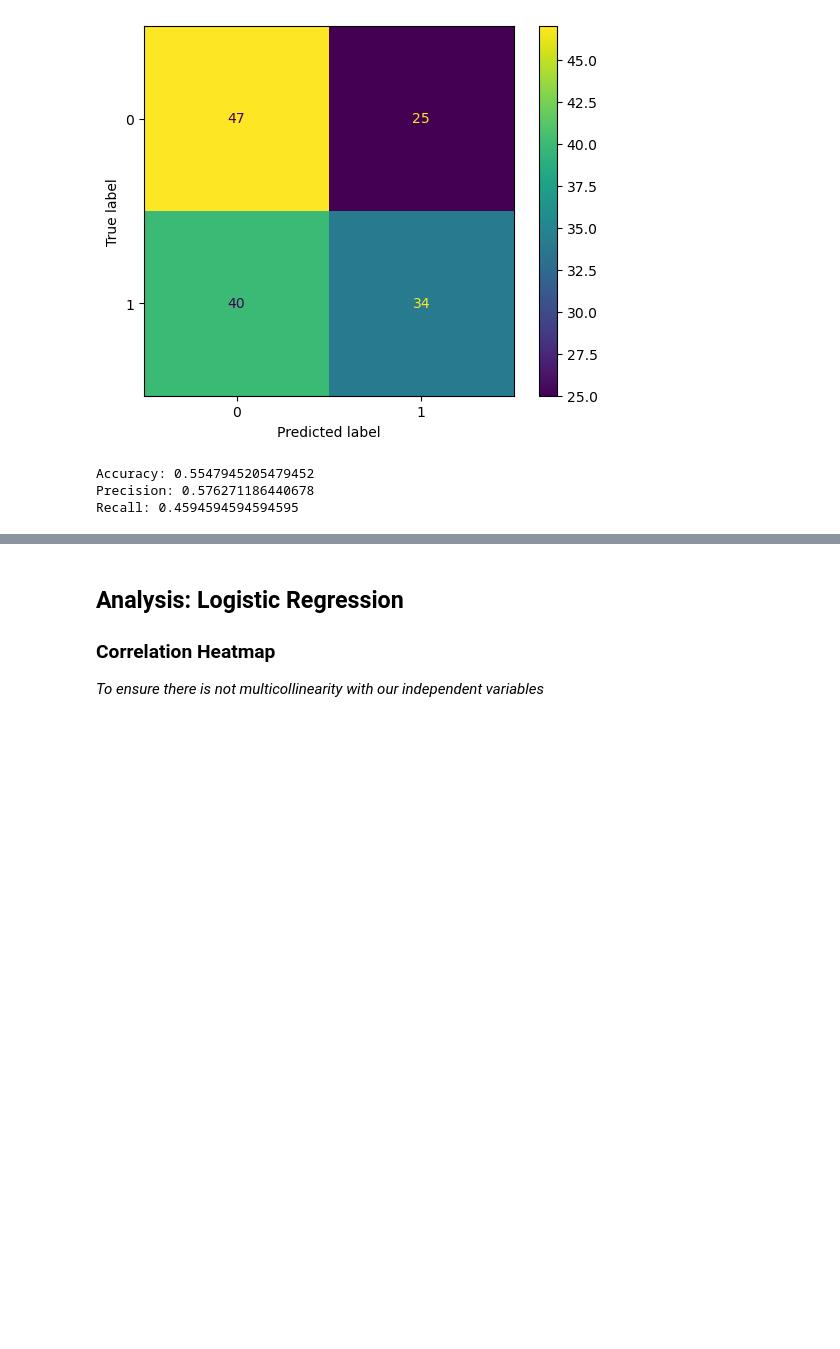
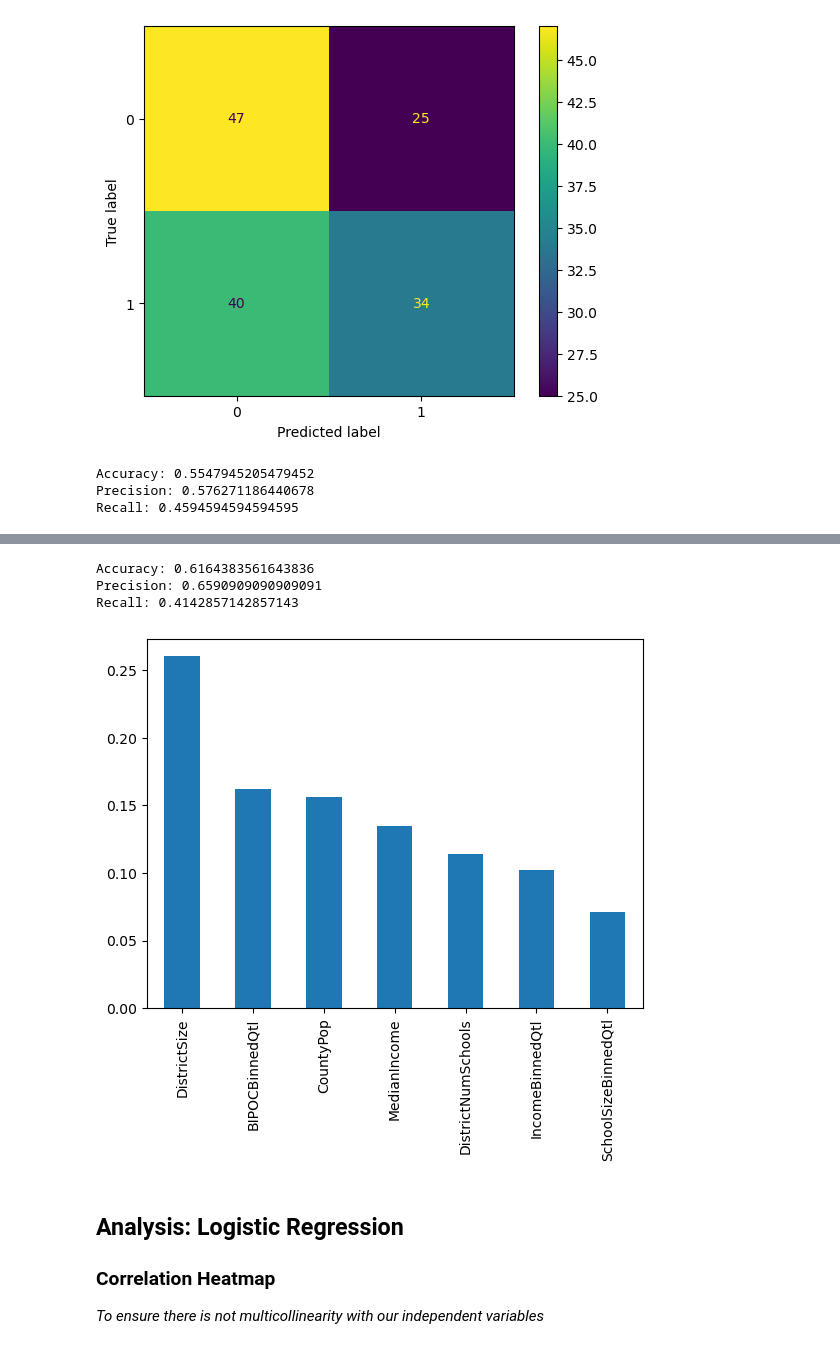
Before and after one commit to brinkbrink/WA_CS_v2, a Jupyter notebook: SchoolAnalysis.ipynb, the cells around one changed output, grey strips where cells are left out. Drawn from its saved outputs; the diff is of its cells as text; code cells hidden in the pictures; blank space fills up the shorter version.

```diff
--- a/SchoolAnalysis.ipynb
+++ b/SchoolAnalysis.ipynb
@@ -613,3 +529,23 @@ Recall: 0.4142857142857143
+# %%
+accuracy_rf5 = accuracy_score(y_test_rf5, y_pred_rf5)
+precision_rf5 = precision_score(y_test_rf5, y_pred_rf5)
+recall_rf5 = recall_score(y_test_rf5, y_pred_rf5)
+
+print("Accuracy:", accuracy_rf5)
+print("Precision:", precision_rf5)
+print("Recall:", recall_rf5)
+# %% [output]
+Accuracy: 0.6164383561643836
+Precision: 0.6590909090909091
+Recall: 0.4142857142857143
+# %%
+# Create a series containing feature importances from the model and feature names from the training data
+feature_importances_tree5 = pd.Series(best_rf_rf5.feature_importances_, index=X_train_rf5.columns).sort_values(ascending=False)
+
+# Plot a simple bar chart
+feature_importances_tree5.plot.bar();
+# %% [output]
+[figure, added]
 # %% [markdown]
 ## Analysis: Logistic Regression
 ### Correlation Heatmap
```
Also changed, not shown: parts of 73 cells of this notebook.
